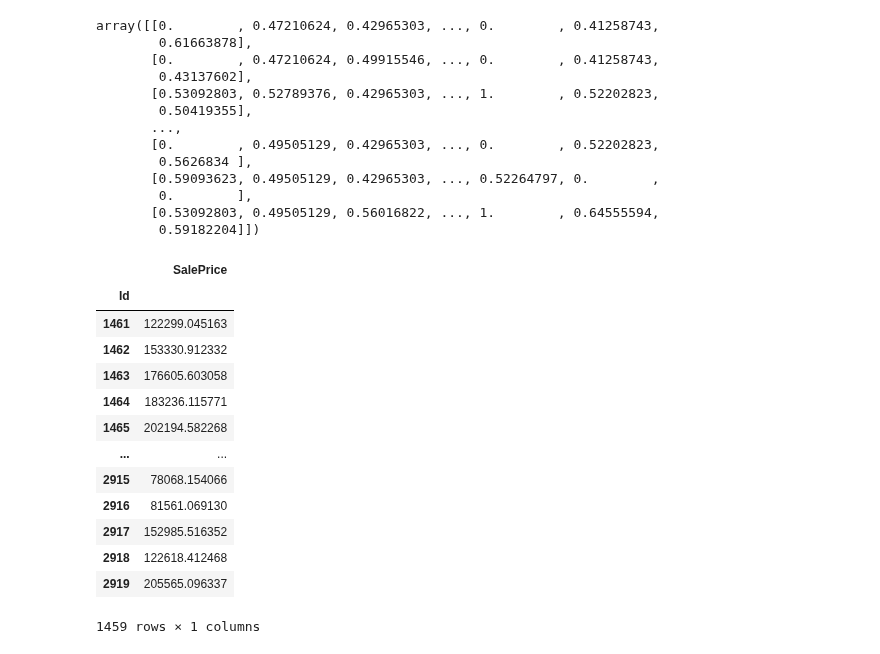
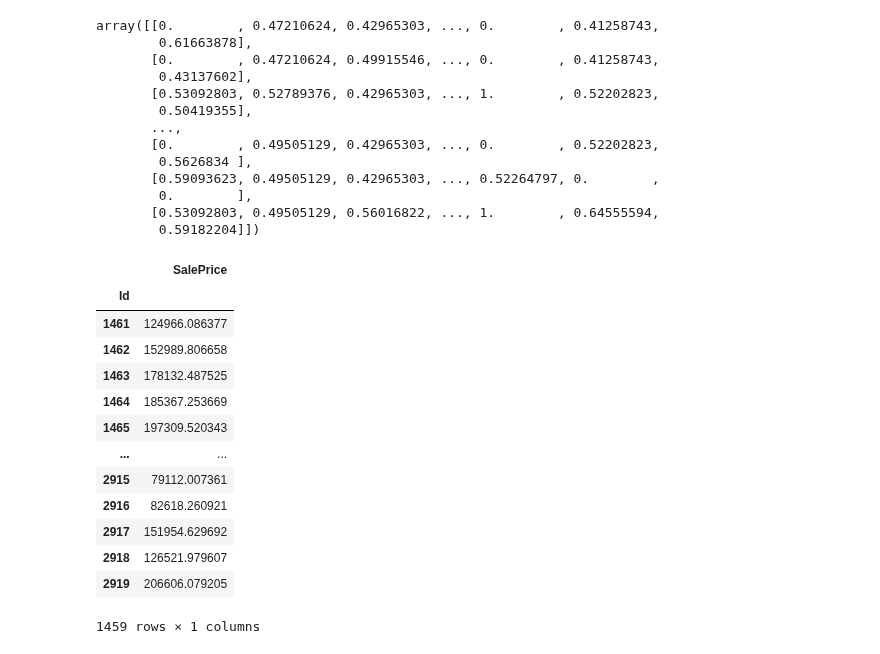
Before and after one commit to ashen007/HousePricePrediction, a Jupyter notebook: model/ensemble.ipynb, the cells around one changed output. Drawn from its saved outputs; the diff is of its cells as text; code cells hidden in the pictures.

```diff
--- a/model/ensemble.ipynb
+++ b/model/ensemble.ipynb
@@ -429,21 +481,21 @@ array([[0.        , 0.47210624, 0.42965303, ..., 0.        , 0.41258743,
        [0.53092803, 0.49505129, 0.56016822, ..., 1.        , 0.64555594,
         0.59182204]])
 # %%
-prediction = pd.DataFrame(data=dt_model.predict(X_t), index=house_test_data.index, columns=['SalePrice'])
+prediction = pd.DataFrame(data=Forest_model.predict(X_t), index=house_test_data.index, columns=['SalePrice'])
 prediction
 # %% [output]
 |  | SalePrice |
 | Id |  |
-| 1461 | 122299.045163 |
-| 1462 | 153330.912332 |
-| 1463 | 176605.603058 |
-| 1464 | 183236.115771 |
-| 1465 | 202194.582268 |
+| 1461 | 124966.086377 |
+| 1462 | 152989.806658 |
+| 1463 | 178132.487525 |
+| 1464 | 185367.253669 |
+| 1465 | 197309.520343 |
 | ... | ... |
-| 2915 | 78068.154066 |
-| 2916 | 81561.069130 |
-| 2917 | 152985.516352 |
-| 2918 | 122618.412468 |
-| 2919 | 205565.096337 |
+| 2915 | 79112.007361 |
+| 2916 | 82618.260921 |
+| 2917 | 151954.629692 |
+| 2918 | 126521.979607 |
+| 2919 | 206606.079205 |
 1459 rows × 1 columns
 # %%
```
Also changed, not shown: parts of 5 cells of this notebook.
